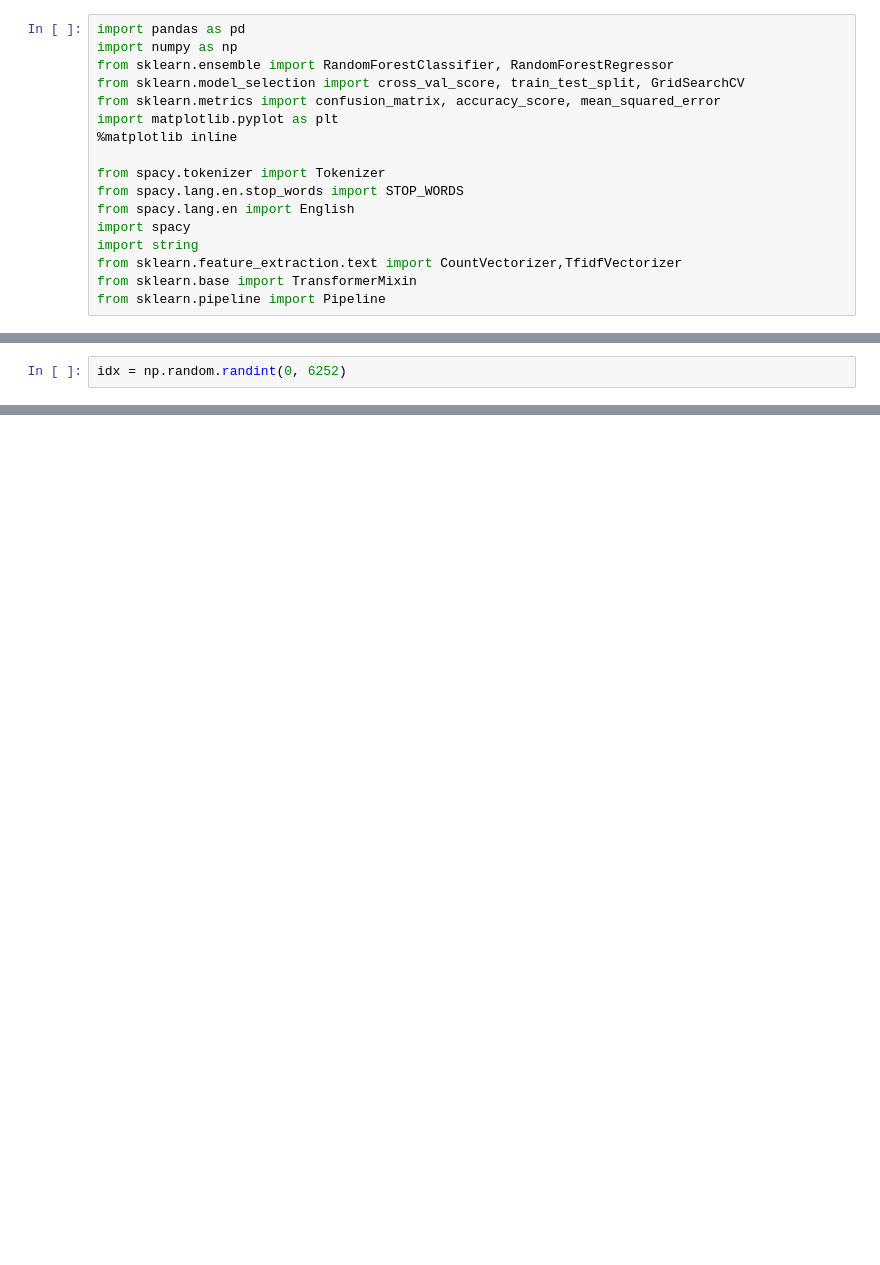
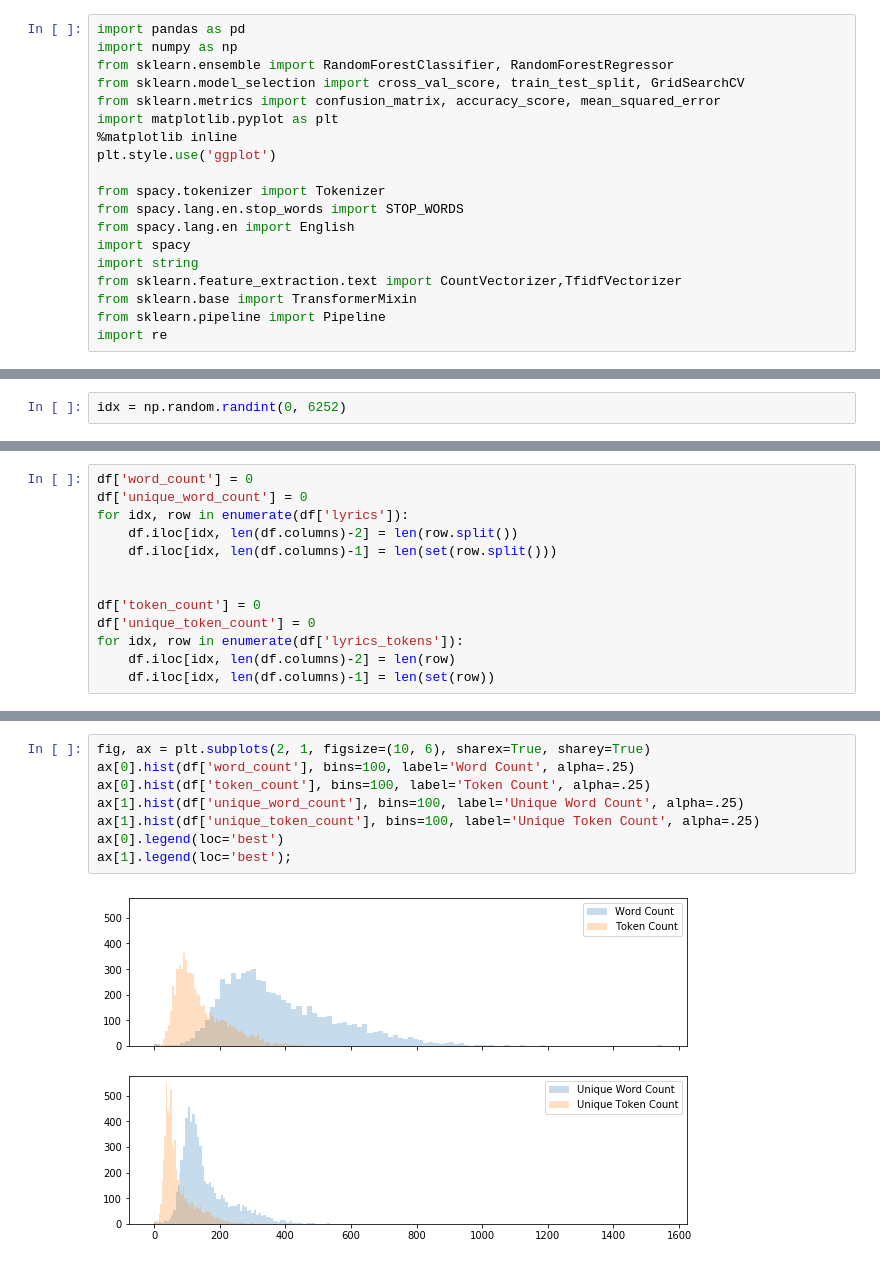
Before and after one commit to sn-ekstrand/lyric-clustering, a Jupyter notebook: notebooks/nlp_classifications.ipynb, the cells around one changed output, grey strips where cells are left out. Drawn from its saved outputs; the diff is of its cells as text; blank space fills up the shorter version.

Commit message:
explored word count more

```diff
--- a/notebooks/nlp_classifications.ipynb
+++ b/notebooks/nlp_classifications.ipynb
@@ -6,6 +6,7 @@ from sklearn.model_selection import cross_val_score, train_test_split, GridSearc
 from sklearn.metrics import confusion_matrix, accuracy_score, mean_squared_error
 import matplotlib.pyplot as plt
 %matplotlib inline
+plt.style.use('ggplot')
 
 from spacy.tokenizer import Tokenizer
 from spacy.lang.en.stop_words import STOP_WORDS
@@ -15,6 +16,7 @@ import string
 from sklearn.feature_extraction.text import CountVectorizer,TfidfVectorizer
 from sklearn.base import TransformerMixin
 from sklearn.pipeline import Pipeline
+import re
 # %%
 df = pd.read_json('../data/lyrics_cleaned.json')
 # %%
@@ -152,0 +186,13 @@ df.
+# %%
+df['word_count'] = 0
+df['unique_word_count'] = 0
+for idx, row in enumerate(df['lyrics']):
+    df.iloc[idx, len(df.columns)-2] = len(row.split())
+    df.iloc[idx, len(df.columns)-1] = len(set(row.split()))
+
+
+df['token_count'] = 0
+df['unique_token_count'] = 0
+for idx, row in enumerate(df['lyrics_tokens']):
+    df.iloc[idx, len(df.columns)-2] = len(row)
+    df.iloc[idx, len(df.columns)-1] = len(set(row))
@@ -152,0 +208,10 @@ df.
+# %%
+fig, ax = plt.subplots(2, 1, figsize=(10, 6), sharex=True, sharey=True)
+ax[0].hist(df['word_count'], bins=100, label='Word Count', alpha=.25)
+ax[0].hist(df['token_count'], bins=100, label='Token Count', alpha=.25)
+ax[1].hist(df['unique_word_count'], bins=100, label='Unique Word Count', alpha=.25)
+ax[1].hist(df['unique_token_count'], bins=100, label='Unique Token Count', alpha=.25)
+ax[0].legend(loc='best')
+ax[1].legend(loc='best');
+# %% [output]
+[figure, added]
```
Also changed, not shown: parts of 16 cells of this notebook.
